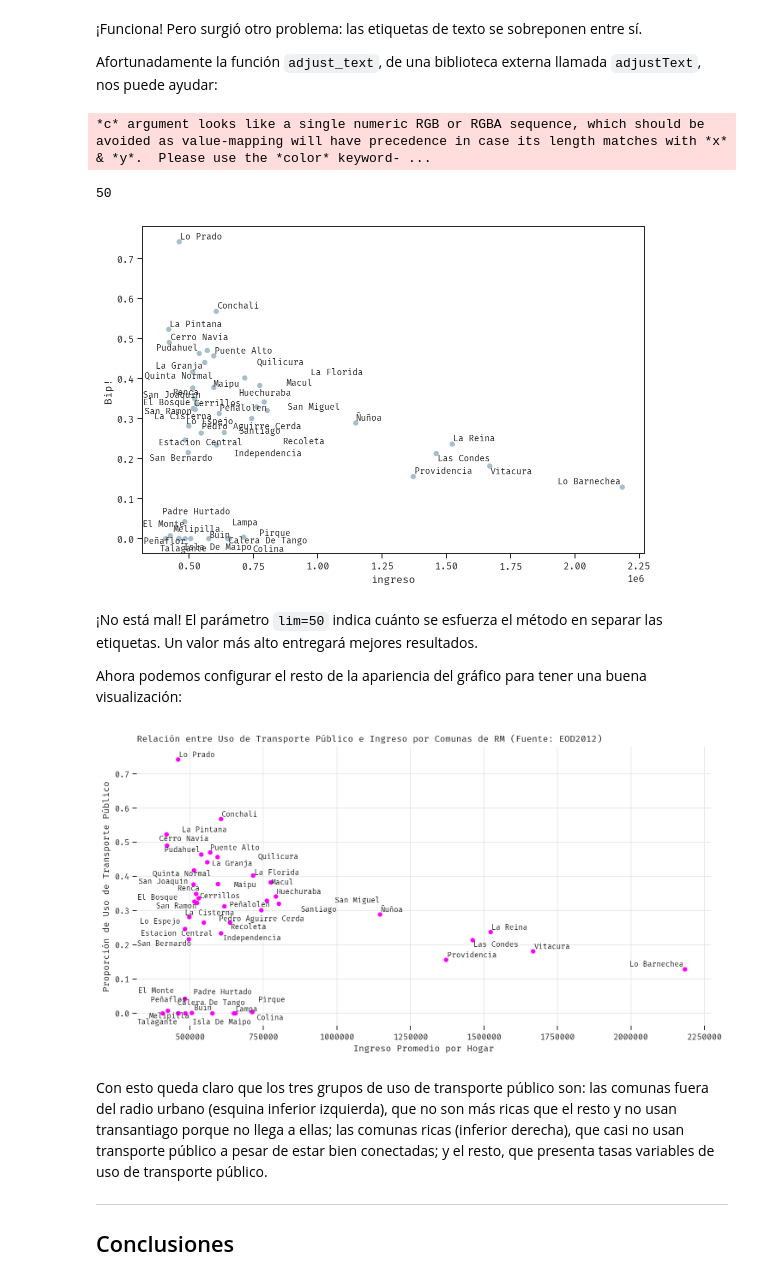
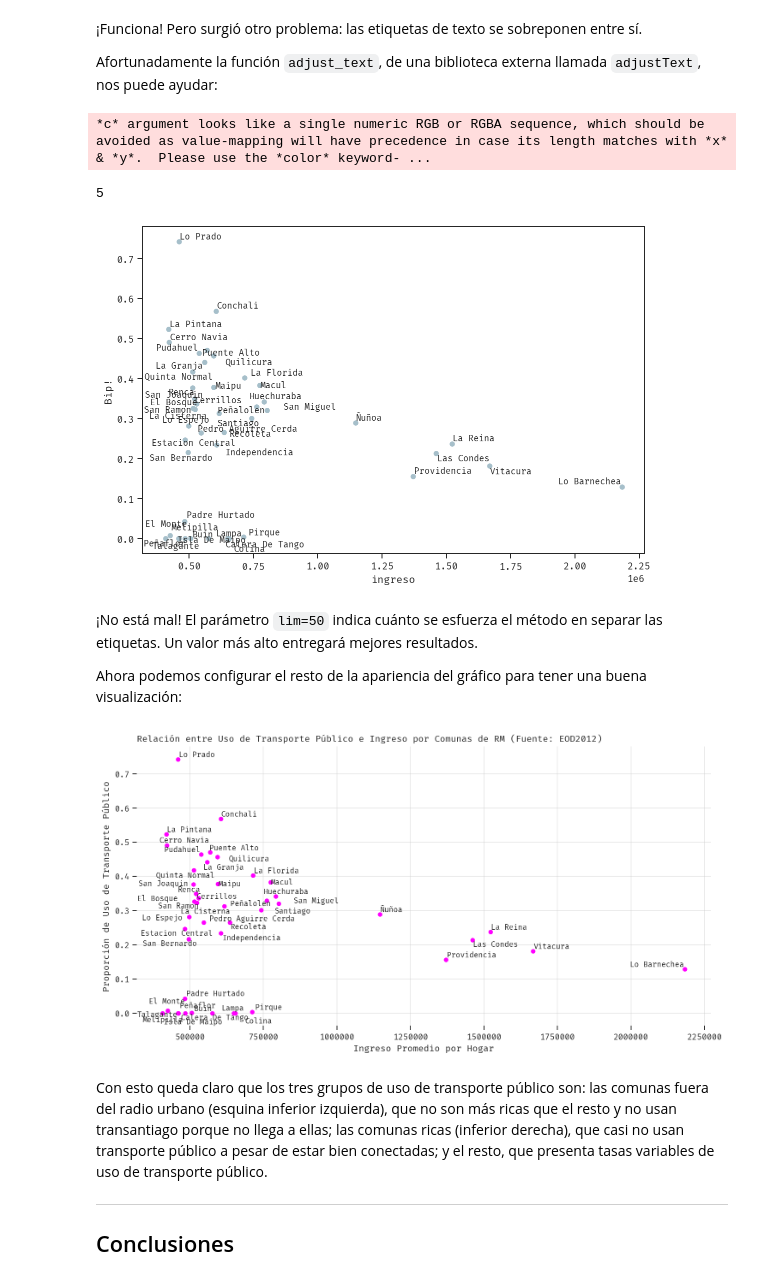
Before and after one commit to zorzalerrante/aves, a Jupyter notebook: notebooks/01-python-tools.ipynb, the cells around one changed output. Drawn from its saved outputs; the diff is of its cells as text; code cells hidden in the pictures.

```diff
--- a/notebooks/01-python-tools.ipynb
+++ b/notebooks/01-python-tools.ipynb
@@ -875,19 +882,19 @@ Afortunadamente la función `adjust_text`, de una biblioteca externa llamada `ad
 # %%
 fig, ax = plt.subplots(1, 1, figsize=(9, 6))
 
 modo_comuna_ingreso.plot.scatter(x='ingreso', y='Bip!', ax=ax)
 
 labels = []
 
 for index, row in modo_comuna_ingreso.iterrows():
     text = ax.annotate(index.title(), (row['ingreso'], row['Bip!']), fontsize='small')
     labels.append(text)
 
-adjust_text(labels, ax=ax, lim=50)
+adjust_text(labels, ax=ax, lim=5)
 # %% [output]
 *c* argument looks like a single numeric RGB or RGBA sequence, which should be avoided as value-mapping will have precedence in case its length matches with *x* & *y*.  Please use the *color* keyword- ...
-50
+5
-[figure, old version]
+[figure, new version]
 # %% [markdown]
 ¡No está mal! El parámetro `lim=50` indica cuánto se esfuerza el método en separar las etiquetas. Un valor más alto entregará mejores resultados.
 
@@ -905,7 +912,7 @@ for index, row in modo_comuna_ingreso.iterrows():
     labels.append(text)
 
 # esta biblioteca externa nos ayuda a darle legibilidad al texto
-adjust_text(labels, ax=ax, lim=50)
+adjust_text(labels, ax=ax, lim=5)
 
 # usamos matplotlib para configurar el gráfico
 ax.set_xlabel('Ingreso Promedio por Hogar')
@@ -918,7 +925,7 @@ ax.ticklabel_format(style='plain')
 # con un poco de ayuda de seaborn
 sns.despine(ax=ax, left=True, bottom=True, right=True, top=True)
 # %% [output]
-[figure, old version]
+[figure, new version]
 # %% [markdown]
 Con esto queda claro que los tres grupos de uso de transporte público son: las comunas fuera del radio urbano (esquina inferior izquierda), que no son más ricas que el resto y no usan transantiago porque no llega a ellas; las comunas ricas (inferior derecha), que casi no usan transporte público a pesar de estar bien conectadas; y el resto, que presenta tasas variables de uso de transporte público.
 
```
Also changed, not shown: parts of 9 cells of this notebook, 16 other files.
